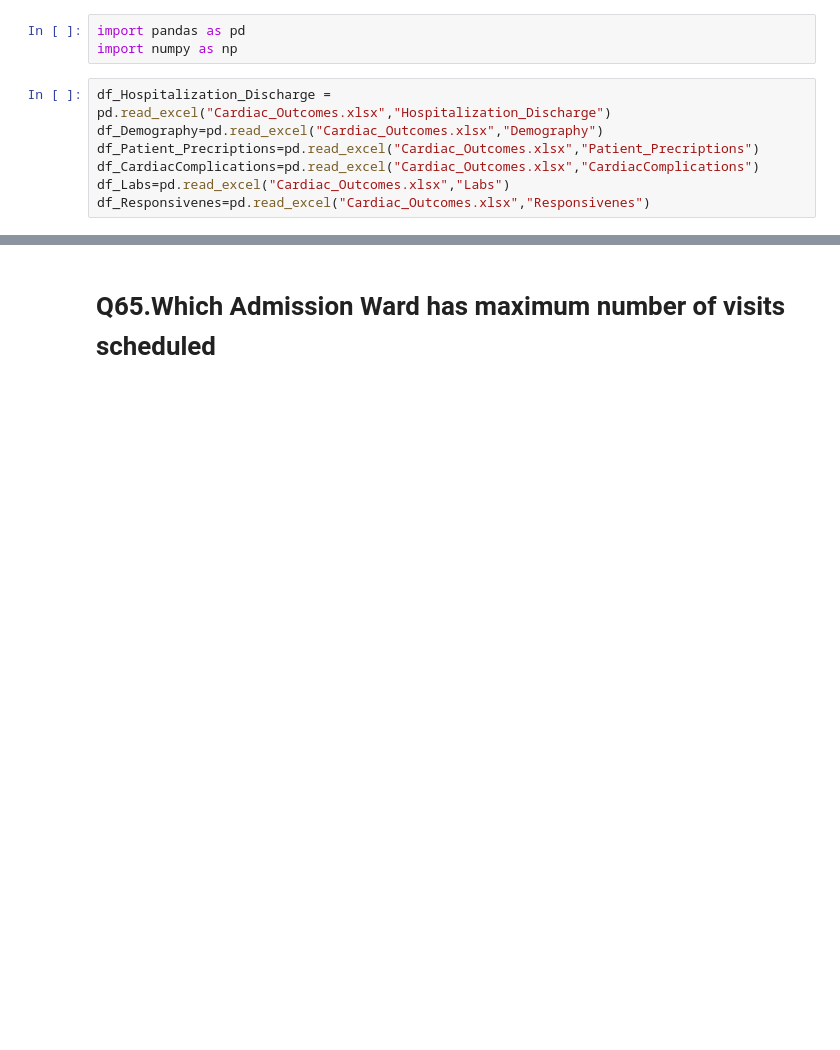
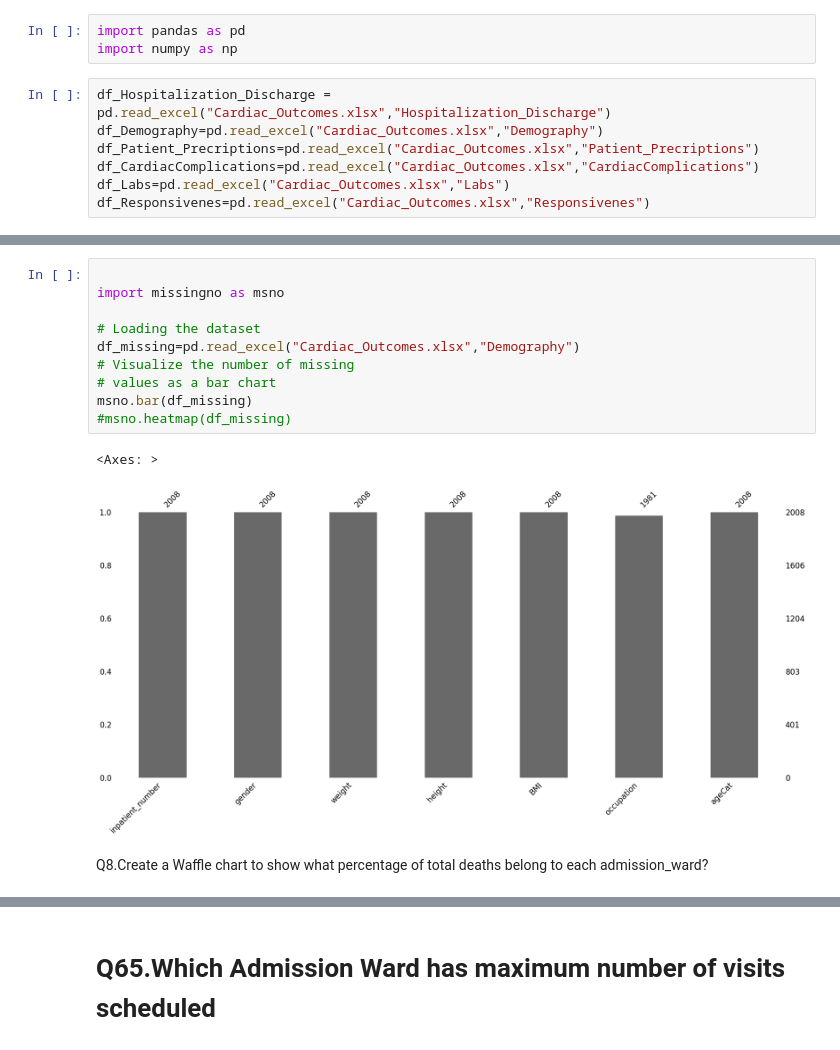
Before and after one commit to Moinandy6/Team9_Py-Stars_Python-Hackathon_Apr24, a Jupyter notebook: Team9_Py-Stars_Python-Hackathon_Apr24(Q65-80).ipynb, the cells around one changed output, grey strips where cells are left out. Saved outputs shown, nothing was run; the diff lists cells and outputs as text; blank space fills up the shorter version.

```diff
--- a/Team9_Py-Stars_Python-Hackathon_Apr24(Q65-80).ipynb
+++ b/Team9_Py-Stars_Python-Hackathon_Apr24(Q65-80).ipynb
@@ -10,0 +183,15 @@ df_Responsivenes=pd.read_excel("Cardiac_Outcomes.xlsx","Responsivenes")
+# %%
+
+import missingno as msno
+
+# Loading the dataset
+df_missing=pd.read_excel("Cardiac_Outcomes.xlsx","Demography")
+# Visualize the number of missing
+# values as a bar chart
+msno.bar(df_missing)
+#msno.heatmap(df_missing)
+# %% [output]
+<Axes: >
+[figure, added]
+# %% [markdown]
+Q8.Create a Waffle chart to show what percentage of total deaths belong to each admission_ward?
```
Also changed, not shown: parts of 70 cells of this notebook.
